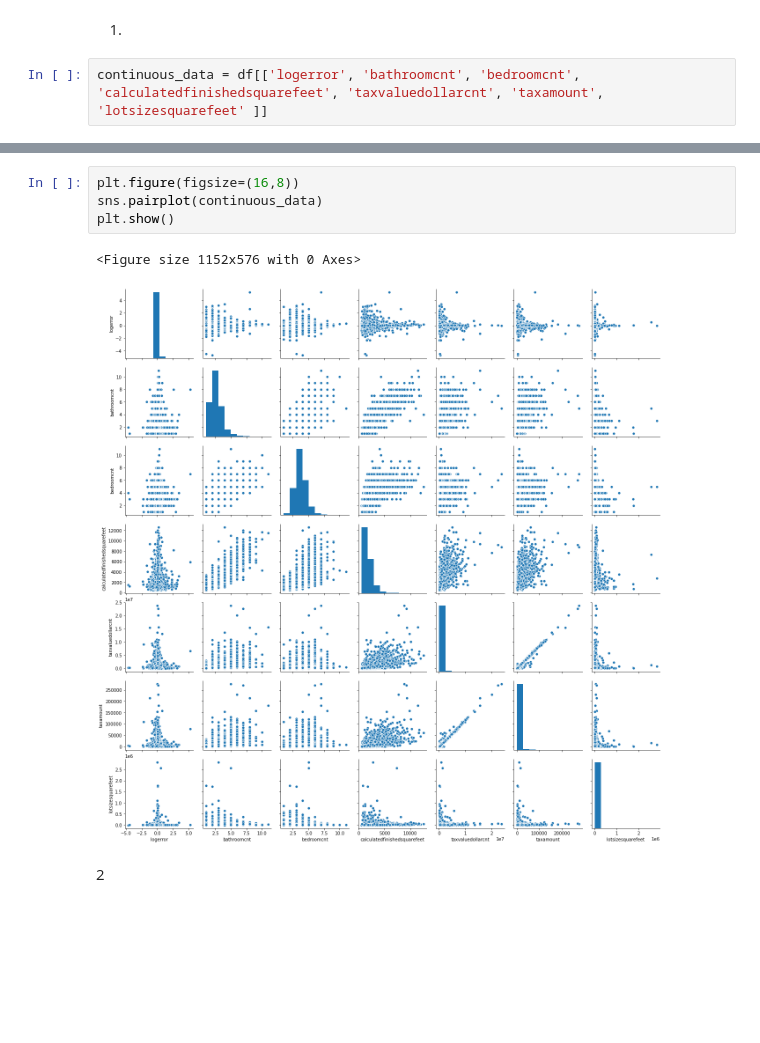
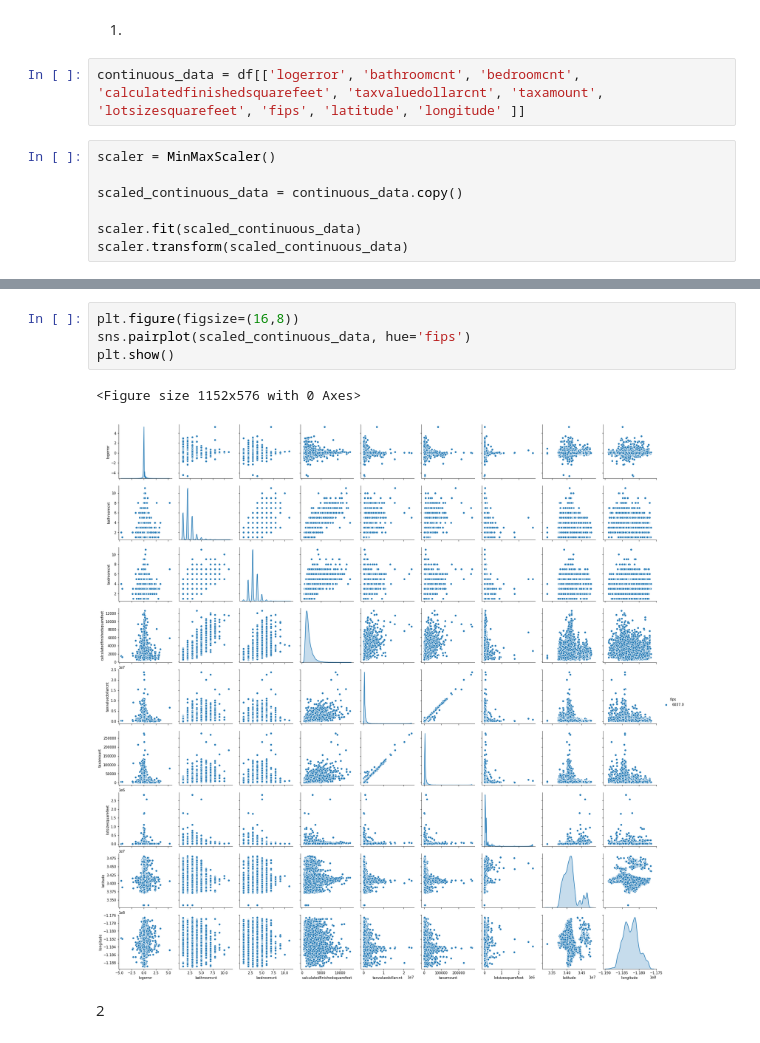
Before and after one commit to jivemachine/ds-methodologies-exercises, a Jupyter notebook: clustering/explore_zillow.ipynb, the cells around one changed output, grey strips where cells are left out. Drawn from its saved outputs; the diff is of its cells as text; blank space fills up the shorter version.

```diff
--- a/clustering/explore_zillow.ipynb
+++ b/clustering/explore_zillow.ipynb
@@ -39,4 +41,11 @@ memory usage: 6.4+ MB
 # %% [markdown]
 1.
 # %%
-continuous_data = df[['logerror', 'bathroomcnt', 'bedroomcnt', 'calculatedfinishedsquarefeet', 'taxvaluedollarcnt', 'taxamount', 'lotsizesquarefeet' ]]
+continuous_data = df[['logerror', 'bathroomcnt', 'bedroomcnt', 'calculatedfinishedsquarefeet', 'taxvaluedollarcnt', 'taxamount', 'lotsizesquarefeet', 'fips', 'latitude', 'longitude' ]]
+# %%
+scaler = MinMaxScaler()
+
+scaled_continuous_data = continuous_data.copy()
+
+scaler.fit(scaled_continuous_data)
+scaler.transform(scaled_continuous_data)
@@ -43,10 +66,10 @@ continuous_data = df[['logerror', 'bathroomcnt', 'bedroomcnt', 'calculatedfinish
 # %%
 plt.figure(figsize=(16,8))
-sns.pairplot(continuous_data)
+sns.pairplot(scaled_continuous_data, hue='fips')
 plt.show()
 # %% [output]
 <Figure size 1152x576 with 0 Axes>
-[figure, old version]
+[figure, new version]
 # %% [markdown]
 2
 # %%
```
Also changed, not shown: parts of 17 cells of this notebook, 1 other file.
